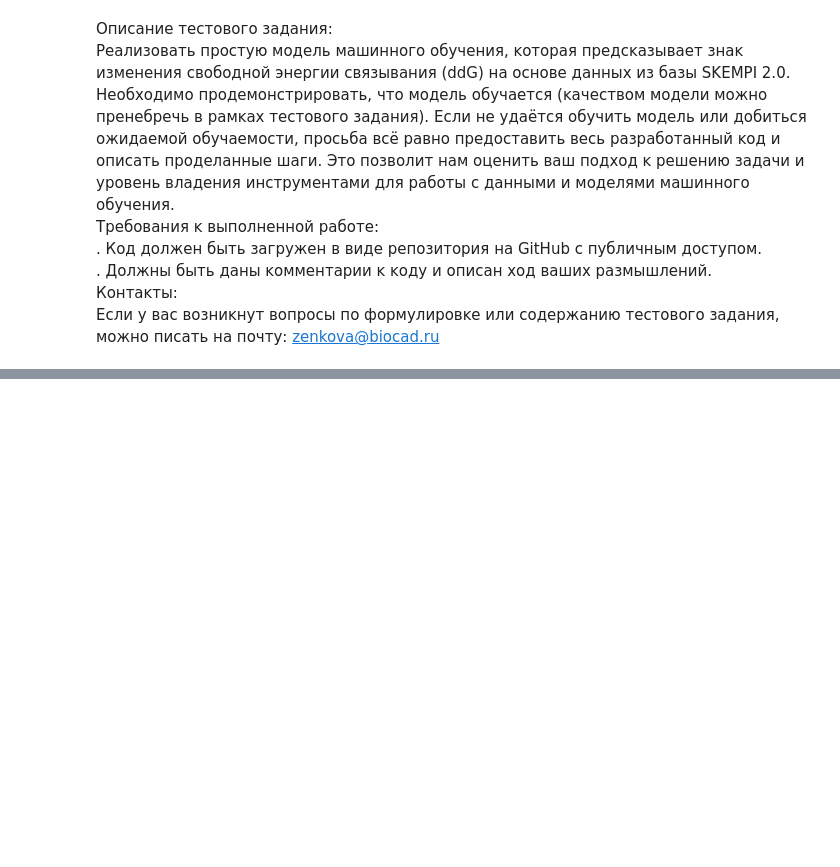
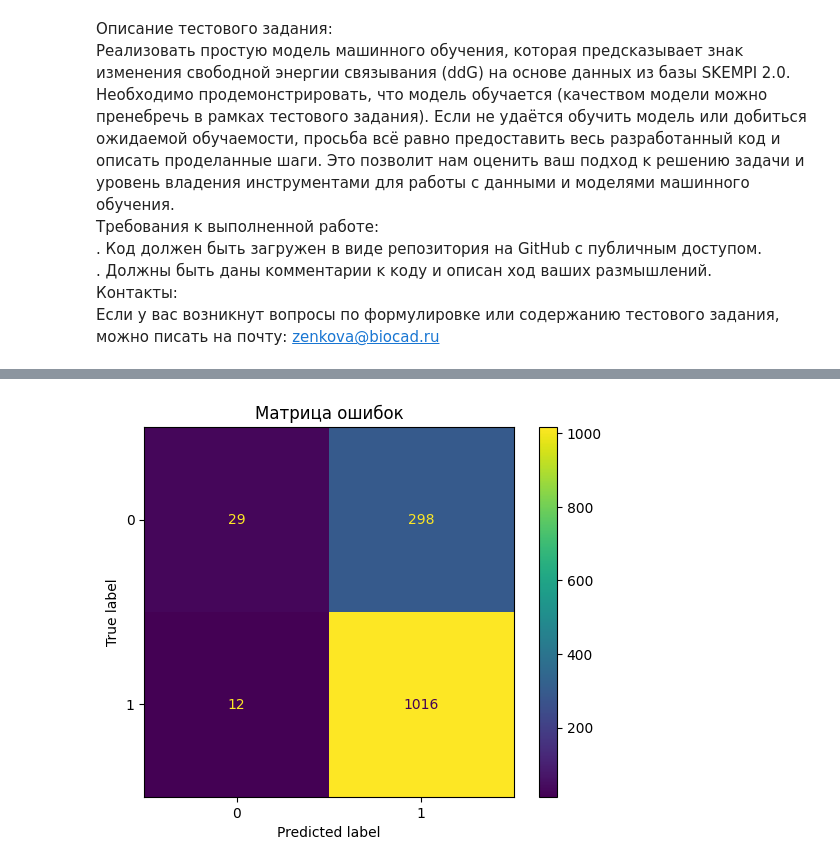
Before and after one commit to steministka/test-biocad-ml, a Jupyter notebook: Тестовое_биокад_мл.ipynb, the cells around one changed output, grey strips where cells are left out. Saved outputs shown, nothing was run; the diff lists cells and outputs as text; code cells hidden in the pictures; blank space fills up the shorter version.

```diff
--- a/Тестовое_биокад_мл.ipynb
+++ b/Тестовое_биокад_мл.ipynb
@@ -21,0 +391,6 @@
+# %%
+ConfusionMatrixDisplay.from_estimator(final_model, X_test, y_test)
+plt.title("Матрица ошибок")
+plt.show()
+# %% [output]
+[figure, added]
```
Also changed, not shown: parts of 71 cells of this notebook, 7 other files.
